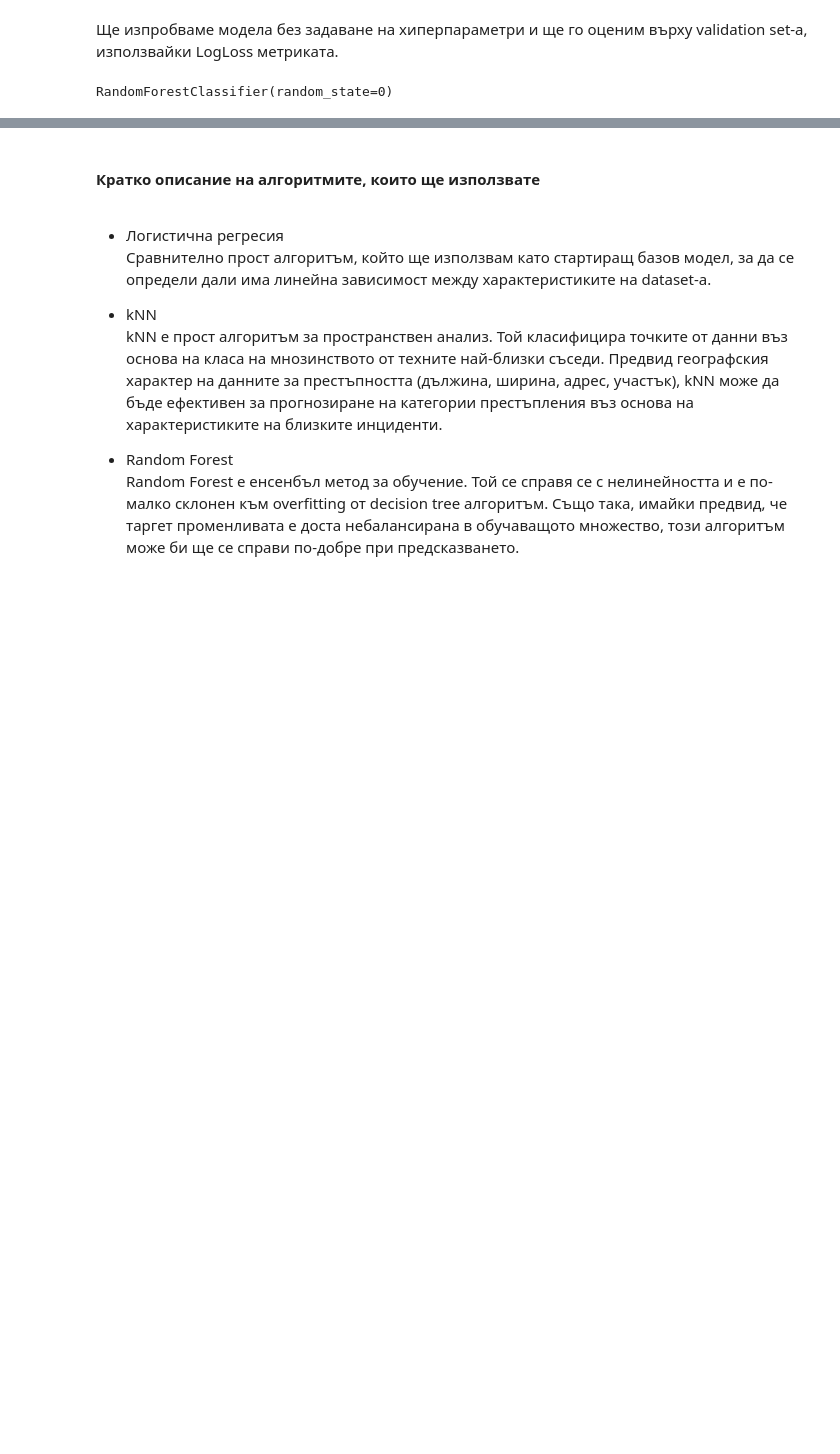
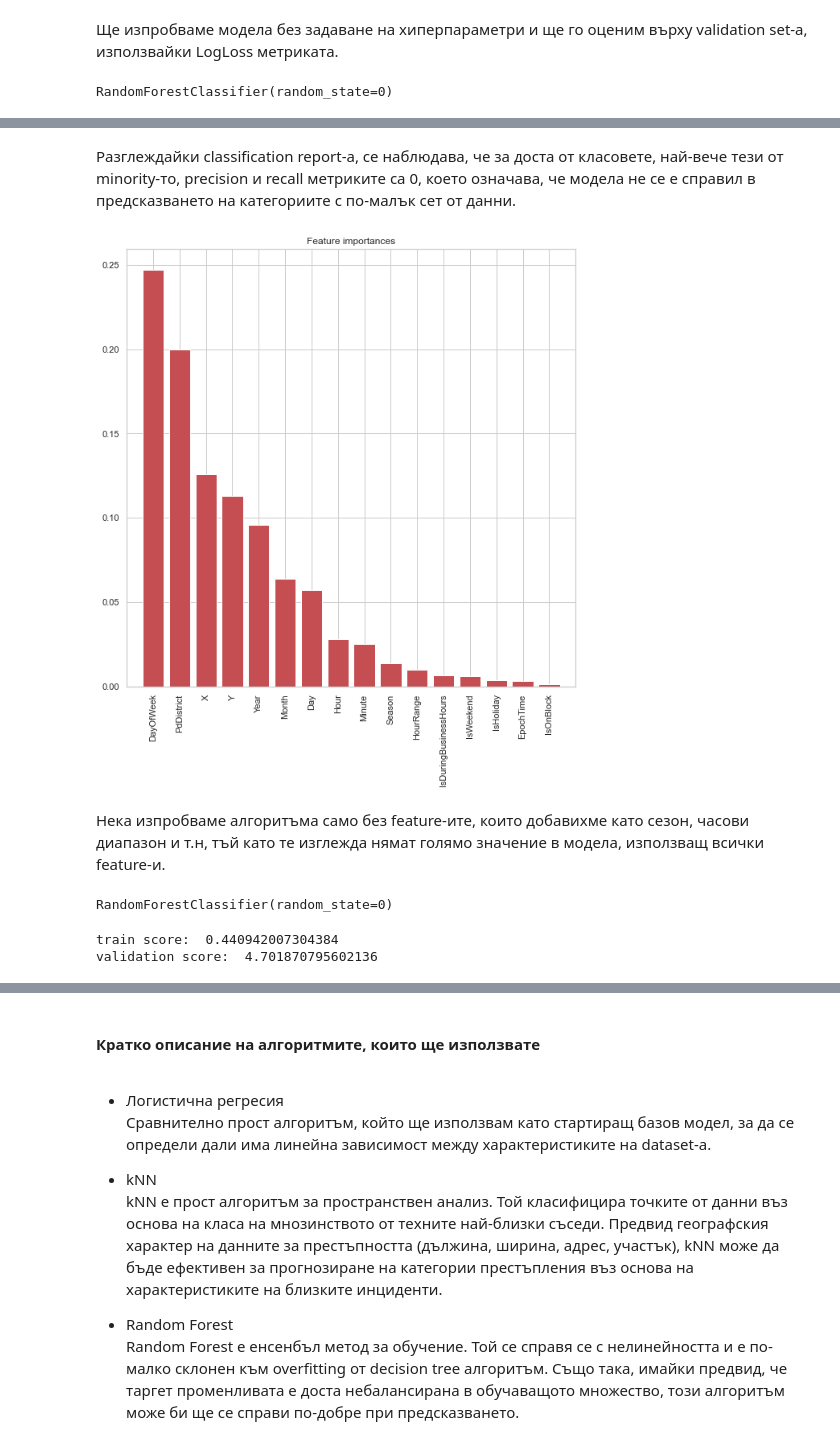
Before and after one commit to RayaSimeonova/crime-classification, a Jupyter notebook: project_description.ipynb, the cells around one changed output, grey strips where cells are left out. Drawn from its saved outputs; the diff is of its cells as text; code cells hidden in the pictures; blank space fills up the shorter version.

Commit message:
Add random forest runs on sets with different features and evaluate them with logloss, precision and recall

```diff
--- a/project_description.ipynb
+++ b/project_description.ipynb
@@ -490,0 +532,15 @@ data['HourRange'] = LabelEncoder().fit_transform(data['HourRange'])
+# %%
+from sklearn.model_selection import train_test_split
+
+
+def train_val_test_split(data):
+    X = data.drop('Category', axis=1)
+    y = data['Category']
+
+    # Split sets into training and temporary sets (60% train, 40% test)
+    X_train, X_temp, y_train, y_temp = train_test_split(X, y, test_size=0.4, random_state=0, stratify=y)
+
+    # Further split the temporary set into validation and test sets (50% validation, 50% test)
+    X_val, X_test, y_val, y_test = train_test_split(X_temp, y_temp, test_size=0.5, random_state=0, stratify=y_temp)
+
+    return X_train, X_val, X_test, y_train, y_val, y_test
@@ -491,16 +561,7 @@ data['HourRange'] = LabelEncoder().fit_transform(data['HourRange'])
 # %% [markdown]
 Ще изпробваме модела без задаване на хиперпараметри и ще го оценим върху validation set-а, използвайки LogLoss метриката.
 # %%
-from sklearn.model_selection import train_test_split
-
-
-X = data.drop('Category', axis=1)
-y = data['Category']
-
-X_train, X_temp, y_train, y_temp = train_test_split(X, y, test_size=0.4, random_state=0, stratify=y)
-
-# Further split the temporary set into validation and test sets (50% validation, 50% test)
-X_val, X_test, y_val, y_test = train_test_split(X_temp, y_temp, test_size=0.5, random_state=0, stratify=y_temp)
+X_train, X_val, X_test, y_train, y_val, y_test = train_val_test_split(data)
 # %%
 model = RandomForestClassifier(random_state=0)
 model.fit(X_train, y_train)
@@ -573,0 +621,3 @@ Fitting 3 folds for each of 35 candidates, totalling 105 fits
+# %%
+model = RandomForestClassifier(random_state=0, max_depth=12, n_estimators=70, min_samples_split=2)
+model.fit(X_train, y_train)
@@ -573,0 +635,3 @@ Fitting 3 folds for each of 35 candidates, totalling 105 fits
+# %%
+model = RandomForestClassifier(random_state=0, max_depth=10, n_estimators=10, min_samples_split=2, max_features='sqrt')
+model.fit(X_train, y_train)
@@ -573,0 +670,8 @@ Fitting 3 folds for each of 35 candidates, totalling 105 fits
+# %% [markdown]
+Разглеждайки classification report-а, се наблюдава, че за доста от класовете, най-вече тези от minority-то, precision и recall метриките са 0, което означава, че модела не се е справил в предсказването на категориите с по-малък сет от данни.
+# %%
+random_forest_features(model, X_val)
+# %% [output]
+[figure, added]
+# %% [markdown]
+Нека изпробваме алгоритъма само без feature-ите, които добавихме като сезон, часови диапазон и т.н, тъй като те изглежда нямат голямо значение в модела, използващ всички feature-и.
@@ -573,0 +683,15 @@ Fitting 3 folds for each of 35 candidates, totalling 105 fits
+# %%
+model = RandomForestClassifier(random_state=0)
+model.fit(X_train, y_train)
+# %% [output]
+RandomForestClassifier(random_state=0)
+# %%
+data_selection = data.drop(columns=['Season', 'HourRange', 'IsDuringBusinessHours', 'IsWeekend', 'IsHoliday'])
+X_train, X_val, X_test, y_train, y_val, y_test = train_val_test_split(data_selection)
+del data_selection, X_test, y_test
+
+print("train score: ", log_loss_evaluation(model, X_train, y_train))
+print("validation score: ", log_loss_evaluation(model, X_val, y_val))
+# %% [output]
+train score:  0.440942007304384
+validation score:  4.701870795602136
```
Also changed, not shown: parts of 56 cells of this notebook.
